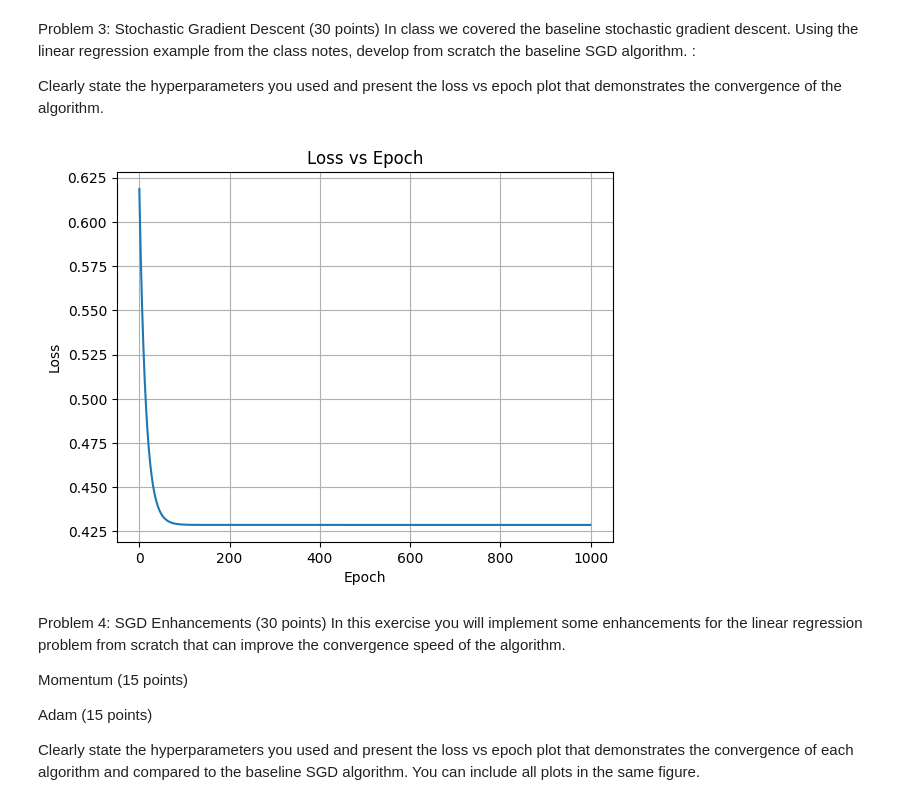
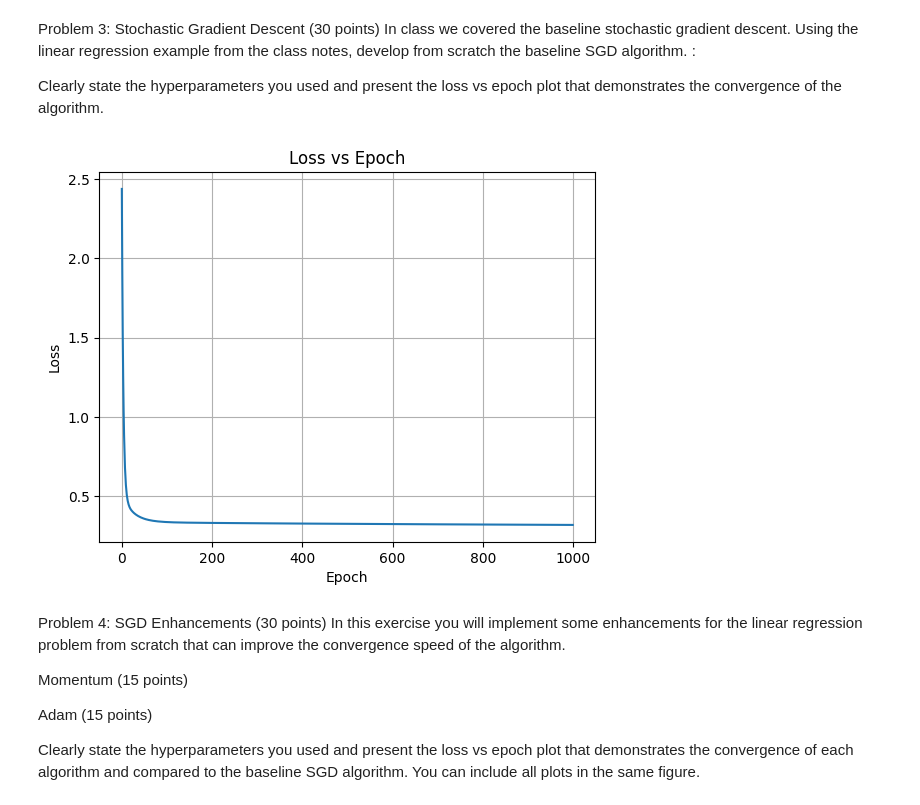
Before and after one commit to SandeebAdhikari/Introduction_to_AI, a Jupyter notebook: assignment-2/Assignment1_Part2_Outputs.ipynb, the cells around one changed output. Drawn from its saved outputs; the diff is of its cells as text; code cells hidden in the pictures.

```diff
--- a/assignment-2/Assignment1_Part2_Outputs.ipynb
+++ b/assignment-2/Assignment1_Part2_Outputs.ipynb
@@ -14,22 +14,21 @@ class LinearRegression:
     def __init__(self):
         self.w = None
 
-    def forward(self, x):
-        return np.dot(x, self.w)
+    def forward(self, X):
+        return np.dot(X, self.w)
 
     def compute_loss(self, y_pred, y_true):
         return np.mean((y_pred - y_true) ** 2)
 
-    def backward(self, x, y_pred, y_true):
-        return np.dot(x.T, y_pred - y_true) / len(x)
+    def backward(self, X, y_pred, y_true):
+        gradient = np.dot(X.T, y_pred - y_true) / len(X)
+        return gradient
 
     def update_parameters(self, gradient, learning_rate):
         self.w -= learning_rate * gradient
 
 # Define the training data generation function
-def create_toy_data(func, sample_size, std, domain=None):
-    if domain is None:
-        domain = [0, 1]
+def create_toy_data(func, sample_size, std, domain=[0, 1]):
     x = np.linspace(domain[0], domain[1], sample_size)
     np.random.shuffle(x)
     y = func(x) + np.random.normal(scale=std, size=x.shape)
@@ -43,42 +42,46 @@ x_train, y_train = create_toy_data(sinusoidal, 10, 0.25)
 
 # Define hyperparameters
 learning_rate = 0.01
 epochs = 1000
 
 # Initialize linear regression model
 model = LinearRegression()
-model.w = np.random.randn(1)  # Initialize weights randomly
+
+# Transform input data to polynomial features
+X_train = np.column_stack((x_train**0, x_train**1, x_train**2, x_train**3))
+input_dim = X_train.shape[1]
+model.w = np.random.randn(input_dim)  # Initialize weights randomly
 
 # Training loop
 loss_history = []
 for epoch in range(epochs):
     # Shuffle the training data
-    indices = np.random.permutation(len(x_train))
-    x_train_shuffled = x_train[indices]
+    indices = np.random.permutation(len(X_train))
+    X_train_shuffled = X_train[indices]
     y_train_shuffled = y_train[indices]
 
     # Iterate through each sample in the training data
-    for x, y_true in zip(x_train_shuffled, y_train_shuffled):
-        x = np.array([x])  # Convert x to a 2D array
-        y_pred = model.forward(x)
+    for X, y_true in zip(X_train_shuffled, y_train_shuffled):
+        X = np.array([X])  # Convert X to a 2D array
+        y_pred = model.forward(X)
         loss = model.compute_loss(y_pred, y_true)
-        gradient = model.backward(x, y_pred, y_true)
+        gradient = model.backward(X, y_pred, y_true)
         model.update_parameters(gradient, learning_rate)
 
     # Compute loss at the end of each epoch
-    y_pred_epoch = model.forward(x_train[:, np.newaxis])
+    y_pred_epoch = model.forward(X_train)
     loss_epoch = model.compute_loss(y_pred_epoch, y_train)
     loss_history.append(loss_epoch)
 
 # Plot loss versus epoch
 plt.plot(loss_history)
 plt.xlabel('Epoch')
 plt.ylabel('Loss')
 plt.title('Loss vs Epoch')
 plt.grid(True)
 plt.show()
 # %% [output]
-[figure, old version]
+[figure, new version]
 # %% [markdown]
 Problem 4: SGD Enhancements (30 points)
 In this exercise you will implement some enhancements for the linear regression problem from scratch that can improve the convergence speed of the algorithm.
```
Also changed, not shown: parts of 1 cell of this notebook, 4 other files.
